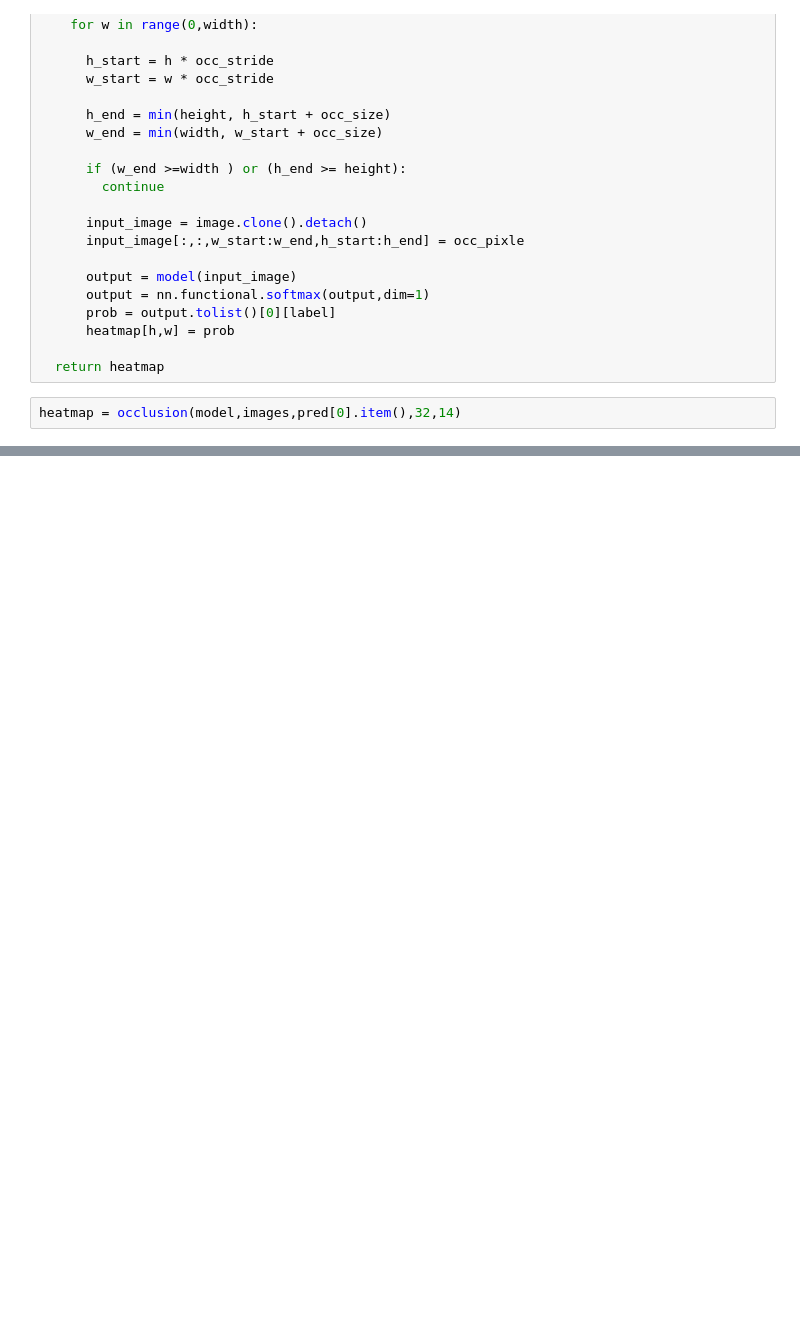
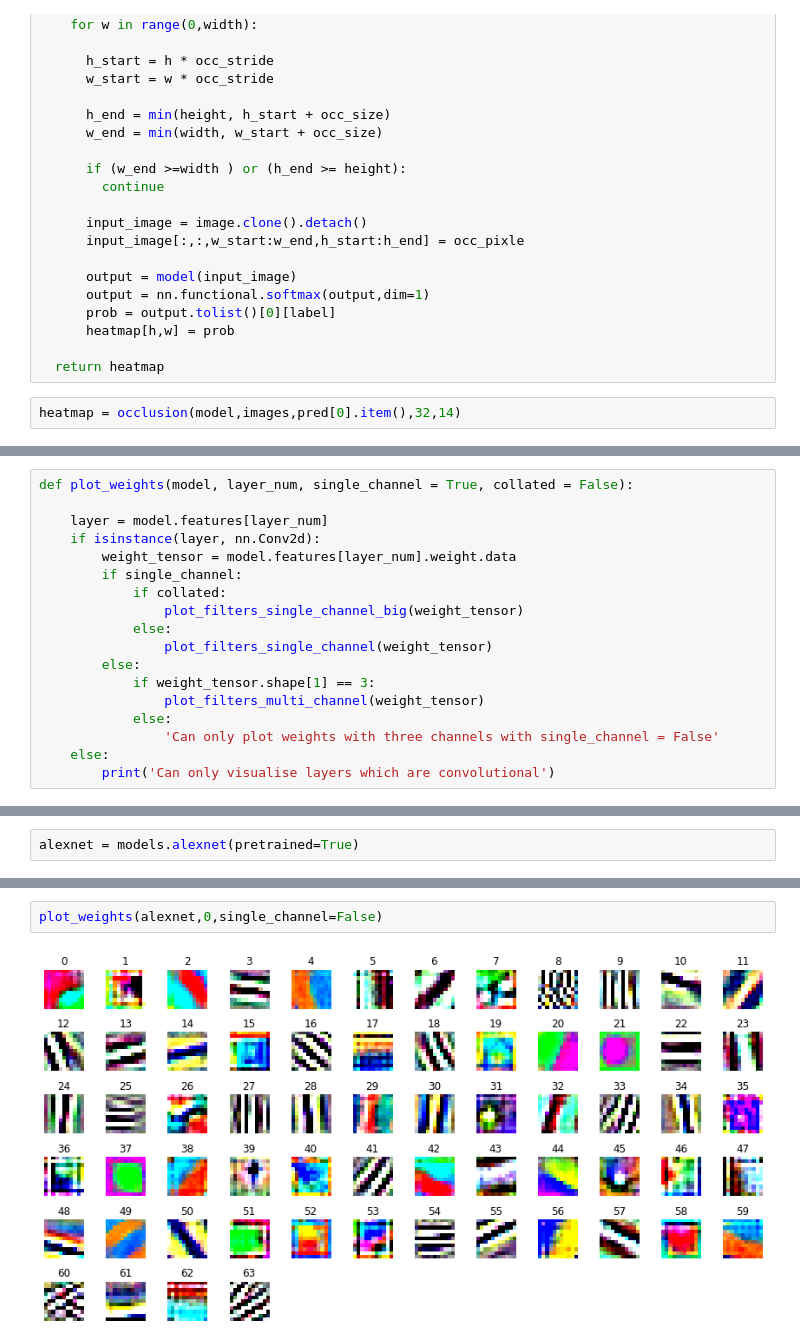
Before and after one commit to aborundiya/CNN, a Jupyter notebook: CNN_Visualization.ipynb, the cells around one changed output, grey strips where cells are left out. Saved outputs shown, nothing was run; the diff lists cells and outputs as text; blank space fills up the shorter version.

```diff
--- a/CNN_Visualization.ipynb
+++ b/CNN_Visualization.ipynb
@@ -158,0 +161,18 @@ imgplot = sns.heatmap(heatmap,xticklabels=False, yticklabels=False, vmax=prob_no
+# %%
+def plot_weights(model, layer_num, single_channel = True, collated = False):
+
+    layer = model.features[layer_num]
+    if isinstance(layer, nn.Conv2d):
+        weight_tensor = model.features[layer_num].weight.data
+        if single_channel:
+            if collated:
+                plot_filters_single_channel_big(weight_tensor)
+            else:
+                plot_filters_single_channel(weight_tensor)
+        else:
+            if weight_tensor.shape[1] == 3:
+                plot_filters_multi_channel(weight_tensor)
+            else:
+                'Can only plot weights with three channels with single_channel = False'
+    else:
+        print('Can only visualise layers which are convolutional')
@@ -158,0 +244,2 @@ imgplot = sns.heatmap(heatmap,xticklabels=False, yticklabels=False, vmax=prob_no
+# %%
+alexnet = models.alexnet(pretrained=True)
@@ -158,0 +248,4 @@ imgplot = sns.heatmap(heatmap,xticklabels=False, yticklabels=False, vmax=prob_no
+# %%
+plot_weights(alexnet,0,single_channel=False)
+# %% [output]
+[figure, added]
```
Also changed, not shown: parts of 11 cells of this notebook.
